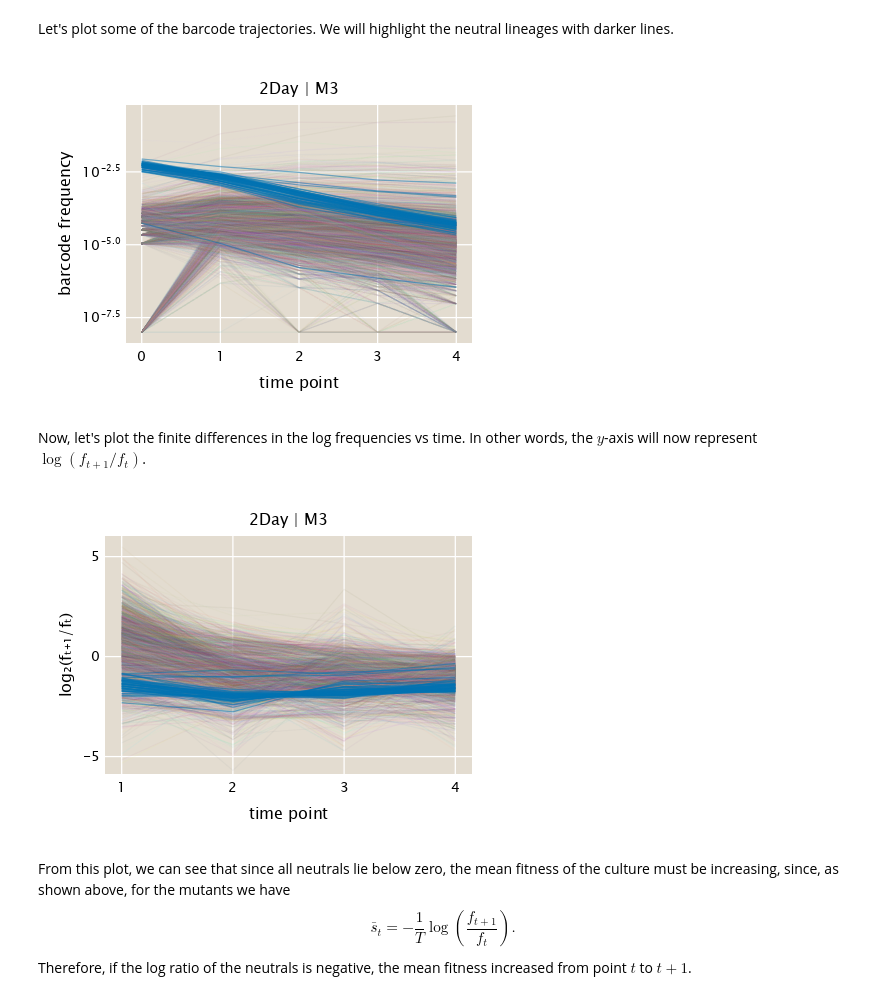
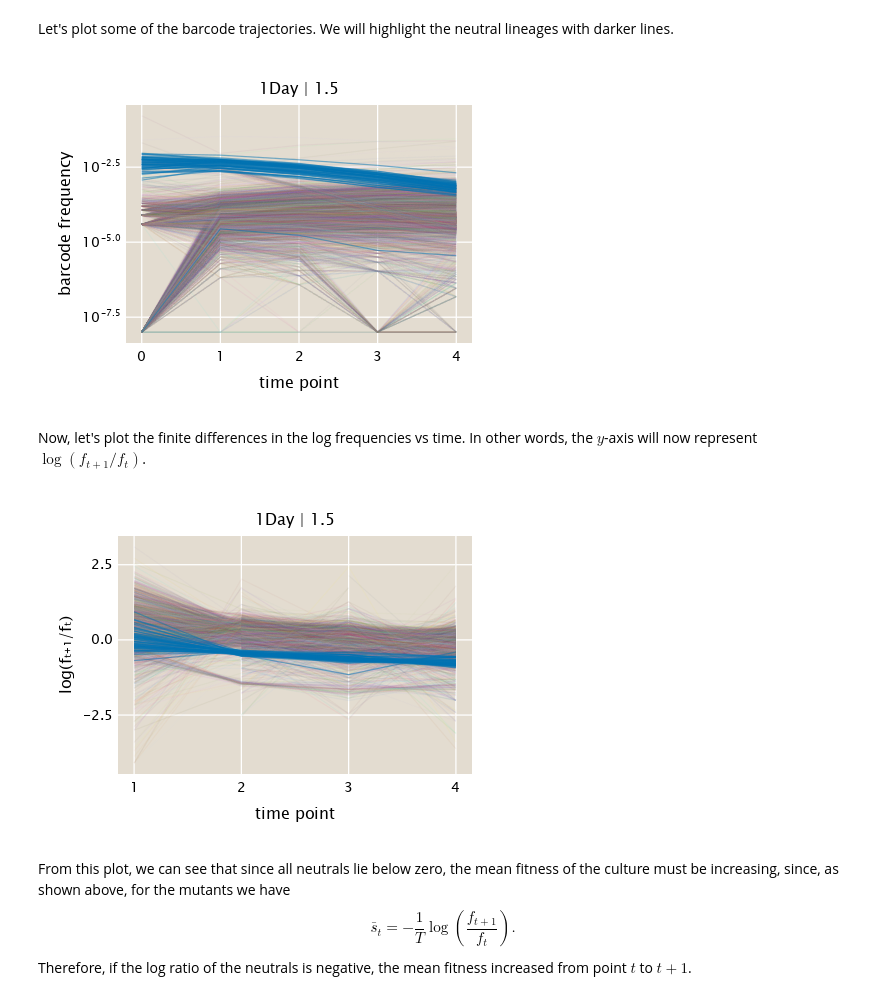
Before and after one commit to mrazomej/bayesian_fitness, a Jupyter notebook: code/exploratory/bayesian_mean_fitness.ipynb, the cells around one changed output. Drawn from its saved outputs; the diff is of its cells as text; code cells hidden in the pictures.

```diff
--- a/code/exploratory/bayesian_mean_fitness.ipynb
+++ b/code/exploratory/bayesian_mean_fitness.ipynb
@@ -77,9 +78,9 @@ Random.seed!(42)
 
 # Define information for data to extract
 # Define batch
-batch = "Batch4"
-hub = "2Day"
-perturbation = "M3"
+batch = "Batch2"
+hub = "1Day"
+perturbation = "1.5"
 rep = "R1"
 
 # Extract data. Note: The time T0 is common to all perturbations, thus, it must
@@ -87,14 +88,8 @@ rep = "R1"
 data = df[
         (df.hub .== hub) .&
         (df.batch .== batch) .&
-        (
-            (df.perturbation .== perturbation) .|
-            (df.perturbation .== "None")
-        ) .&
-        (
-            (df.rep .== rep) .|
-            (df.rep .== "R0")
-        )
+        (df.perturbation .== perturbation) .&
+        (df.rep .== rep)
     ,
 :]
 
@@ -148,7 +143,7 @@ end # for
 
 fig
 # %% [output]
-[figure, old version]
+[figure, new version]
 # %% [markdown]
 Now, let's plot the finite differences in the log frequencies vs time. In other
 words, the $y$-axis will now represent $\log(f_{t+1}/f_{t})$.
@@ -157,9 +152,9 @@ Random.seed!(42)
 
 # Define information for data to extract
 # Define batch
-batch = "Batch4"
-hub = "2Day"
-perturbation = "M3"
+batch = "Batch2"
+hub = "1Day"
+perturbation = "1.5"
 rep = "R1"
 
 # Extract data. Note: The time T0 is common to all perturbations, thus, it must
@@ -167,14 +162,8 @@ rep = "R1"
 data = df[
         (df.hub .== hub) .&
         (df.batch .== batch) .&
-        (
-            (df.perturbation .== perturbation) .|
-            (df.perturbation .== "None")
-        ) .&
-        (
-            (df.rep .== rep) .|
-            (df.rep .== "R0")
-        )
+        (df.perturbation .== perturbation) .&
+        (df.rep .== rep)
     ,
 :]
 
@@ -201,7 +190,7 @@ for d in data_group
         DF.DataFrame(
             :barcode .=> first(d.barcode),
             :time => d.time[2:end],
-            :logf => diff(log2.(d.freq)),
+            :logf => diff(log.(d.freq)),
             :neutral .=> first(d.neutral)
         )
     )
@@ -214,38 +203,38 @@ fig = Figure(resolution=(450, 350))
 ax = Axis(
     fig[1, 1],
     xlabel="time point",
-    ylabel="log₂(fₜ₊₁/fₜ)",
+    ylabel="log(fₜ₊₁/fₜ)",
     title="$(hub) | $(perturbation)"
 )
 
 # Define color palette
 colors = ColorSchemes.glasbey_hv_n256
 
 # group data by barcode
 data_group = DF.groupby(data_log[.!data_log.neutral, :], :barcode)
 # Loop through trajectories
 for bc in data_group
     # Plot trajectory
     lines!(
         bc.logf,
         color=(colors[StatsBase.sample(1:length(colors))], 0.05)
     )
 end # for
 
 # group neutral barcodes by barcode
 data_group = DF.groupby(data_log[data_log.neutral, :], :barcode)
 # Loop through trajectories
 for bc in data_group
     # Plot trajectory
     lines!(
         bc.logf,
         color=(ColorSchemes.seaborn_colorblind[1], 0.5)
     )
 end # for
 
 fig
 # %% [output]
-[figure, old version]
+[figure, new version]
 # %% [markdown]
 From this plot, we can see that since all neutrals lie below zero, the mean
 fitness of the culture must be increasing, since, as shown above, for the
```
Also changed, not shown: parts of 11 cells of this notebook.
